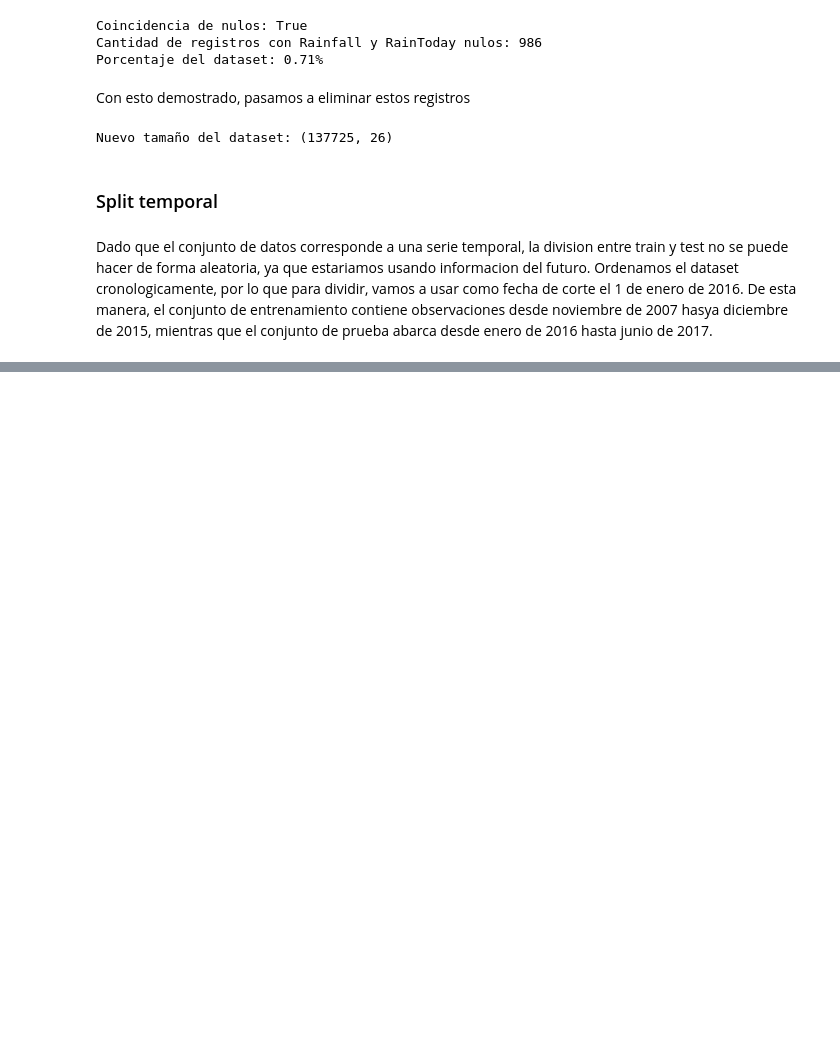
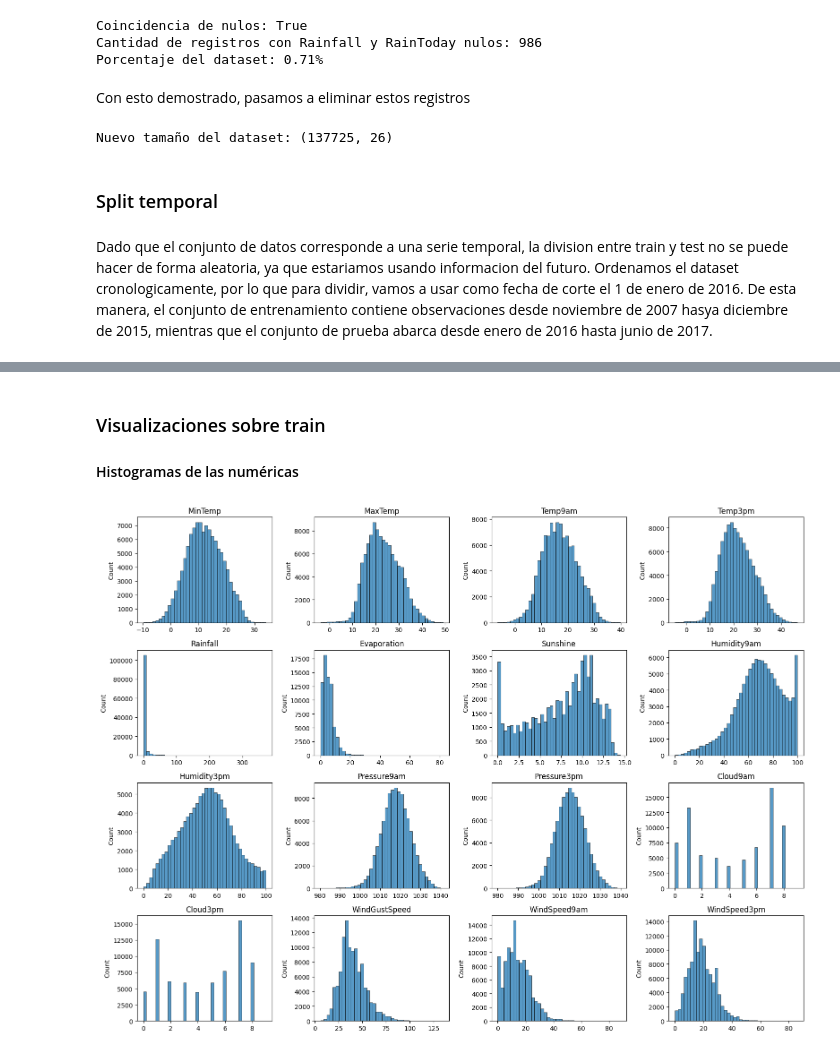
Before and after one commit to AlvaTF/TP-AA1-Ruiz-Toledo-Mendoza, a Jupyter notebook: TP_2/TP_clasificacion_AA1.ipynb, the cells around one changed output, grey strips where cells are left out. Saved outputs shown, nothing was run; the diff lists cells and outputs as text; code cells hidden in the pictures; blank space fills up the shorter version.

```diff
--- a/TP_2/TP_clasificacion_AA1.ipynb
+++ b/TP_2/TP_clasificacion_AA1.ipynb
@@ -562,3 +573,26 @@ Test
 Filas: 24,614
 Desde: 2016-01-01
 Hasta: 2017-06-24
+# %% [markdown]
+### Visualizaciones sobre train
+
+#### Histogramas de las numéricas
+# %%
+num_cols = ["MinTemp", "MaxTemp", "Temp9am", "Temp3pm",
+            "Rainfall", "Evaporation", "Sunshine",
+            "Humidity9am", "Humidity3pm",
+            "Pressure9am", "Pressure3pm",
+            "Cloud9am", "Cloud3pm",
+            "WindGustSpeed", "WindSpeed9am", "WindSpeed3pm"]
+
+fig, axes = plt.subplots(4, 4, figsize=(16, 12))
+
+for ax, col in zip(axes.flat, num_cols):
+    sns.histplot(train[col], bins=40, ax=ax)
+    ax.set_title(col)
+    ax.set_xlabel("")
+
+plt.tight_layout()
+plt.show()
+# %% [output]
+[figure, added]
```
Also changed, not shown: parts of 19 cells of this notebook.
